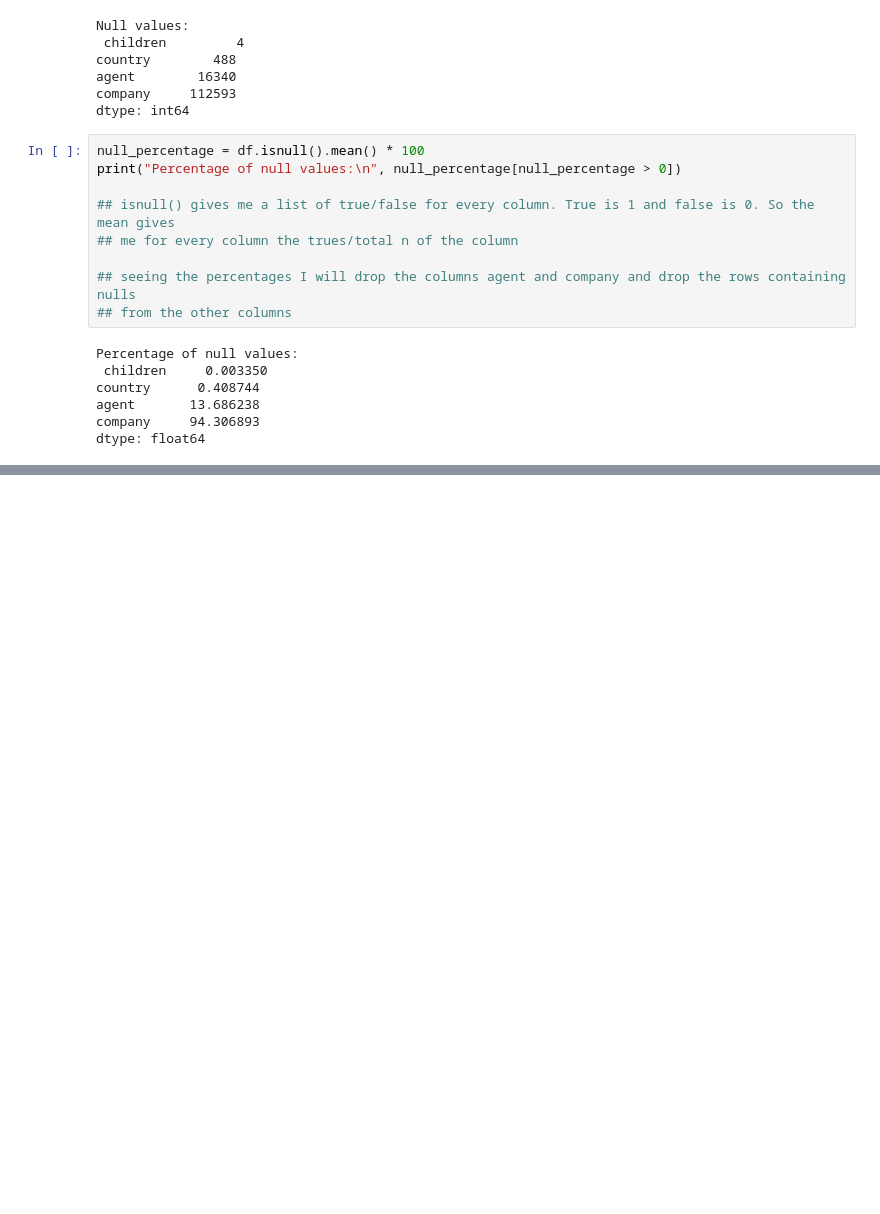
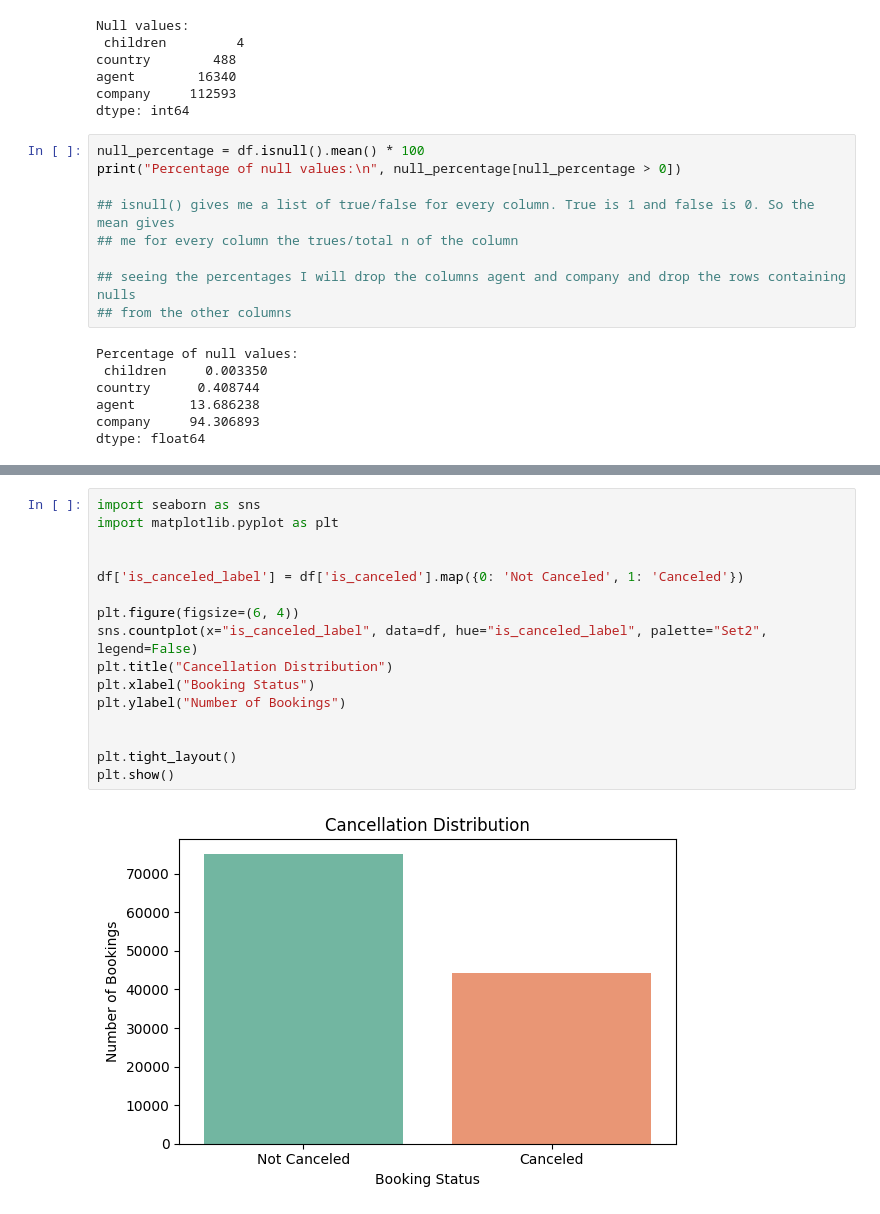
Before and after one commit to Tonet21/Hotel-Booking-Cancellation-Prediction, a Jupyter notebook: EDA.ipynb, the cells around one changed output, grey strips where cells are left out. Drawn from its saved outputs; the diff is of its cells as text; blank space fills up the shorter version.

```diff
--- a/EDA.ipynb
+++ b/EDA.ipynb
@@ -84,0 +106,18 @@ dtype: float64
+# %%
+import seaborn as sns
+import matplotlib.pyplot as plt
+
+
+df['is_canceled_label'] = df['is_canceled'].map({0: 'Not Canceled', 1: 'Canceled'})
+
+plt.figure(figsize=(6, 4))
+sns.countplot(x="is_canceled_label", data=df, hue="is_canceled_label", palette="Set2", legend=False)
+plt.title("Cancellation Distribution")
+plt.xlabel("Booking Status")
+plt.ylabel("Number of Bookings")
+
+
+plt.tight_layout()
+plt.show()
+# %% [output]
+[figure, added]
```
Also changed, not shown: parts of 3 cells of this notebook, 1 other file.
